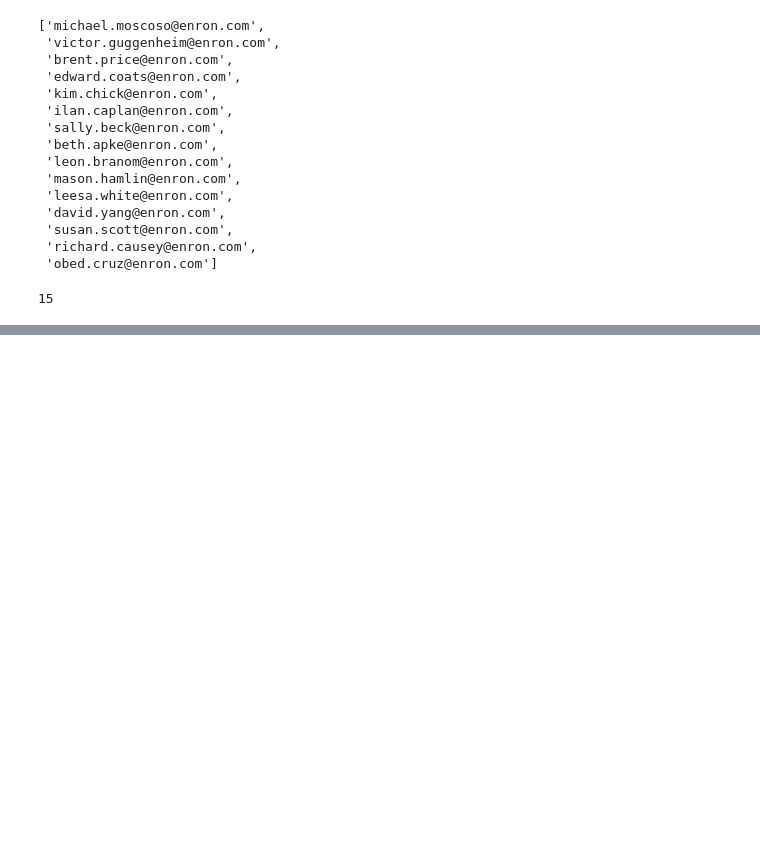
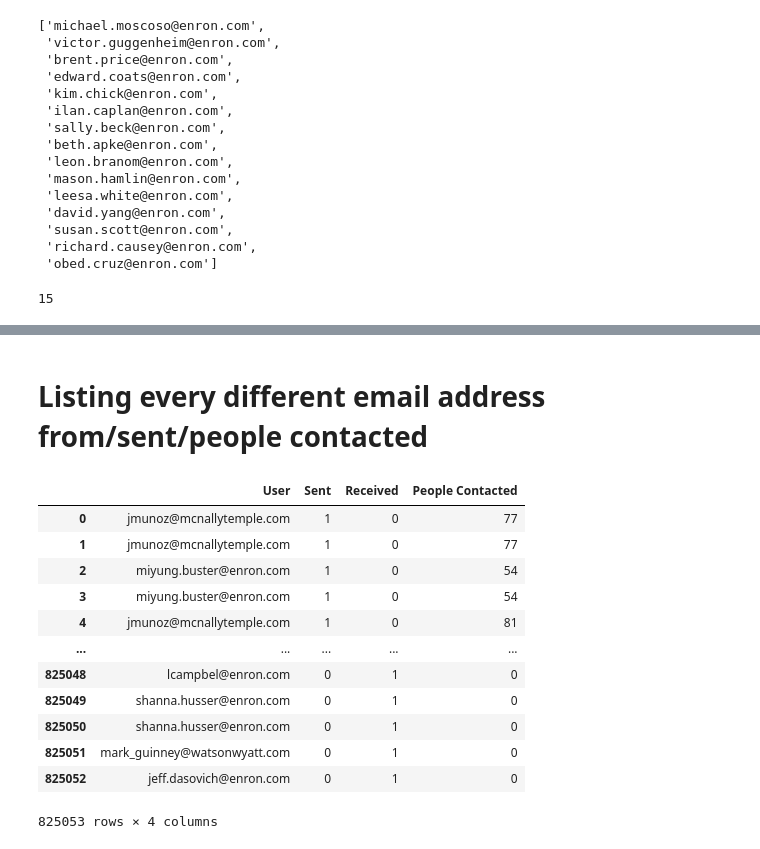
Before and after one commit to baptiste-mouton/ig4_dataScienceProject, a Jupyter notebook: data_cleaning_am.ipynb, the cells around one changed output, grey strips where cells are left out. Cells and saved outputs as stored; diff of their text form; code cells hidden in the pictures; blank space fills up the shorter version.

Commit message:
Data treatement for PCA at the end, also started analysing word used

```diff
--- a/data_cleaning_am.ipynb
+++ b/data_cleaning_am.ipynb
@@ -262,0 +421,35 @@ data["To_count"][23424]
+# %% [markdown]
+# Listing every different email address from/sent/people contacted
+# %%
+user_activities=[]
+
+def count_email_sent(array,df):
+    for index, row in df.iterrows():
+        array.append((row["From"],1,0,len(row["To"])))
+
+def count_email_received(array,df):
+    for i in data["To"]:
+        for j in i:
+            array.append((j,0,1,0))
+
+
+count_email_sent(user_activities,data)
+count_email_received(user_activities,data)
+
+user_activities_df = pd.DataFrame.from_records(user_activities, columns =['User', 'Sent','Received','People Contacted'])
+# %%
+user_activities_df
+# %% [output]
+|  | User | Sent | Received | People Contacted |
+| 0 | jmunoz@mcnallytemple.com | 1 | 0 | 77 |
+| 1 | jmunoz@mcnallytemple.com | 1 | 0 | 77 |
+| 2 | miyung.buster@enron.com | 1 | 0 | 54 |
+| 3 | miyung.buster@enron.com | 1 | 0 | 54 |
+| 4 | jmunoz@mcnallytemple.com | 1 | 0 | 81 |
+| ... | ... | ... | ... | ... |
+| 825048 | lcampbel@enron.com | 0 | 1 | 0 |
+| 825049 | shanna.husser@enron.com | 0 | 1 | 0 |
+| 825050 | shanna.husser@enron.com | 0 | 1 | 0 |
+| 825051 | mark_guinney@watsonwyatt.com | 0 | 1 | 0 |
+| 825052 | jeff.dasovich@enron.com | 0 | 1 | 0 |
+825053 rows × 4 columns
```
Also changed, not shown: parts of 33 cells of this notebook.
